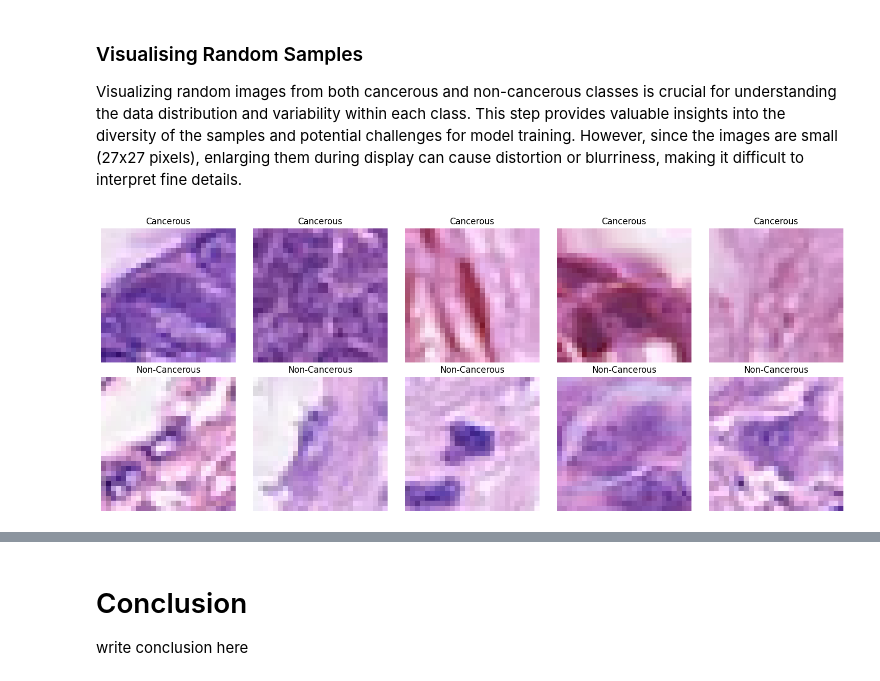
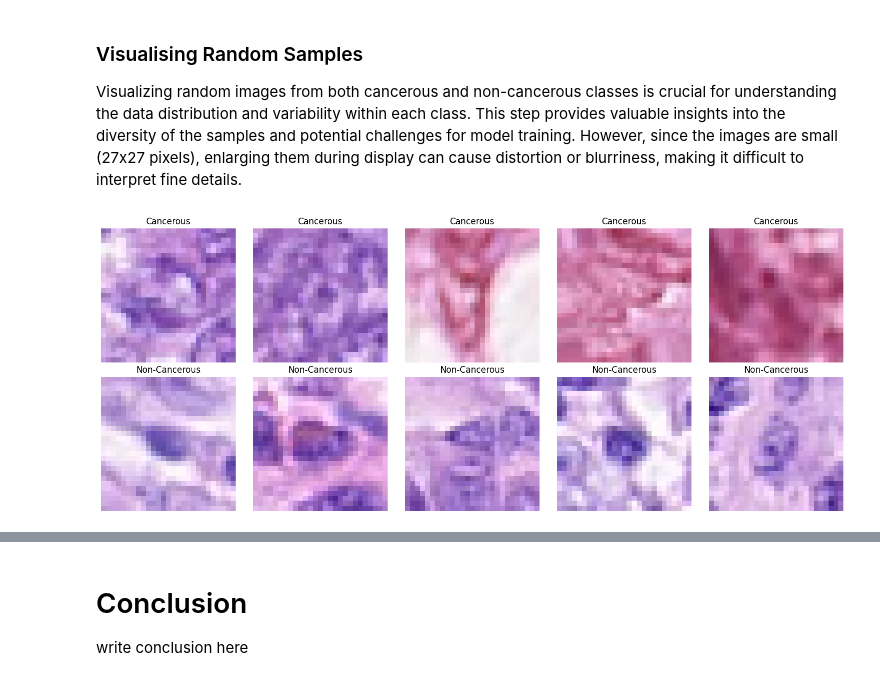
Before and after one commit to spjk1910/MachineLearning_GroupProject, a Jupyter notebook: s4027648_s3975793.ipynb, the cells around one changed output, grey strips where cells are left out. Saved outputs shown, nothing was run; the diff lists cells and outputs as text; code cells hidden in the pictures.

```diff
--- a/s4027648_s3975793.ipynb
+++ b/s4027648_s3975793.ipynb
@@ -452,17 +453,22 @@ current_max_image_name = max_image_name
 
 for batch in augmentor.flow(cancerous_images, batch_size=32, shuffle=False):
     for i, img in enumerate(batch):
-        augmented_images.append(img)
-        augmented_labels.append(1)  # All augmented images are cancerous
-
         # Increment InstanceID and ImageName dynamically
         current_max_instance_id += 1
         current_max_image_name += 1
 
-        augmented_instance_ids.append(f"aug_{current_max_instance_id}")
-        augmented_patient_ids.append(cancerous_data.iloc[i % cancerous_data.shape[0]]['patientID'])  # Copy patientID from original data
-        augmented_image_names.append(f"aug_{current_max_image_name}.png")  # Increment image names
-        augmented_image_paths.append("generated_in_memory")  # Placeholder for image path
+        image_name = f"aug_{current_max_image_name}.png"
+        instance_id = f"aug_{current_max_instance_id}"
+        patient_id = cancerous_data.iloc[i % cancerous_data.shape[0]]['patientID']
+
+        # Append tuple: (image, image_name)
+        augmented_images.append((img, image_name))
+
+        augmented_labels.append(1)  # All augmented images are cancerous
+        augmented_instance_ids.append(instance_id)
+        augmented_patient_ids.append(patient_id)
+        augmented_image_names.append(image_name)
+        augmented_image_paths.append("generated_in_memory")  # Placeholder
 
         if len(augmented_images) >= n_to_generate:
             break
@@ -612,65 +613,75 @@ Number of images with incorrect size: 0
 
 Visualizing random images from both cancerous and non-cancerous classes is crucial for understanding the data distribution and variability within each class. This step provides valuable insights into the diversity of the samples and potential challenges for model training. However, since the images are small (27x27 pixels), enlarging them during display can cause distortion or blurriness, making it difficult to interpret fine details.
 # %%
+# Create index mapping for augmented images
+augmented_indices = trainData[trainData['ImagePath'] == 'generated_in_memory'].index.tolist()
+index_mapping = dict(zip(augmented_indices, range(len(augmented_images))))
+
 # Separate cancerous and non-cancerous images
 cancerous_data = trainData[trainData['isCancerous'] == 1]
 non_cancerous_data = trainData[trainData['isCancerous'] == 0]
 
-# Select random samples from both classes (cancerous and non-cancerous)
-random_cancerous_samples = random.sample(list(cancerous_data['ImagePath']), 5)  # Select 5 random samples
-random_non_cancerous_samples = random.sample(list(non_cancerous_data['ImagePath']), 5)
+# Select random samples from both classes
+random_cancerous_samples = cancerous_data.sample(n=5, random_state=42)
+random_non_cancerous_samples = non_cancerous_data.sample(n=5, random_state=42)
 
 # Function to process image and ensure it's within the correct range
 def process_image(img):
-    # Check if the image is in float format (normalized between 0 and 1)
-    if img.max() <= 1.0:  # Float image (range [0, 1])
-        img = img * 255  # Convert to [0, 255] range for display
-    # Ensure image is within the valid range [0, 255]
-    img = np.clip(img, 0, 255).astype(np.uint8)  # Convert to uint8 if it's float
-    return img
+    if img.max() <= 1.0:
+        img = img * 255
+    return np.clip(img, 0, 255).astype(np.uint8)
 
 # Create a subplot for displaying images
 fig, axes = plt.subplots(2, 5, figsize=(15, 6))
 
 # Display cancerous samples
-for i, image_path in enumerate(random_cancerous_samples):
-    # Check if the image is augmented or original
+for i, (_, row) in enumerate(random_cancerous_samples.iterrows()):
+    image_path = row['ImagePath']
+    idx = row.name
+
     if image_path == "generated_in_memory":
-        img = augmented_images[i]  # Get the augmented image from the list
+        img_tuple = augmented_images[index_mapping[idx]]
+        img = img_tuple[0]  # Extract image from (image, name)
     else:
         img = cv2.imread(image_path)
-        img = cv2.cvtColor(img, cv2.COLOR_BGR2RGB)  # Convert to RGB for proper display
+        if img is not None:
+            img = cv2.cvtColor(img, cv2.COLOR_BGR2RGB)
 
-    img = process_image(img)  # Process the image to ensure it's in the correct range
-
-    # Display the image with exact size (27x27)
-    axes[0, i].imshow(img)
-    axes[0, i].axis('off')
-    axes[0, i].set_title("Cancerous")
-    axes[0, i].set_aspect('equal')  # Ensure the aspect ratio is equal to display correctly
+    if img is not None:
+        img = process_image(img)
+        axes[0, i].imshow(img)
+        axes[0, i].axis('off')
+        axes[0, i].set_title("Cancerous")
+        axes[0, i].set_aspect('equal')
+    else:
+        print(f"Warning: Could not load cancerous image at index {idx}")
 
 # Display non-cancerous samples
-for i, image_path in enumerate(random_non_cancerous_samples):
-    # Check if the image is augmented or original
+for i, (_, row) in enumerate(random_non_cancerous_samples.iterrows()):
+    image_path = row['ImagePath']
+    idx = row.name
+
     if image_path == "generated_in_memory":
-        img = augmented_images[i]  # Get the augmented image from the list
+        img_tuple = augmented_images[index_mapping[idx]]
+        img = img_tuple[0]
     else:
         img = cv2.imread(image_path)
-        img = cv2.cvtColor(img, cv2.COLOR_BGR2RGB)  # Convert to RGB for proper display
+        if img is not None:
+            img = cv2.cvtColor(img, cv2.COLOR_BGR2RGB)
 
-    img = process_image(img)  # Process the image to ensure it's in the correct range
+    if img is not None:
+        img = process_image(img)
+        axes[1, i].imshow(img)
+        axes[1, i].axis('off')
+        axes[1, i].set_title("Non-Cancerous")
+        axes[1, i].set_aspect('equal')
+    else:
+        print(f"Warning: Could not load non-cancerous image at index {idx}")
 
-    # Display the image with exact size (27x27)
-    axes[1, i].imshow(img)
-    axes[1, i].axis('off')
-    axes[1, i].set_title("Non-Cancerous")
-    axes[1, i].set_aspect('equal')  # Ensure the aspect ratio is equal to display correctly
-
-# Adjust layout for better appearance
 plt.tight_layout()
 plt.show()
 # %% [output]
-[figure, old version]
+[figure, new version]
 # %% [markdown]
 ## Performance Metrics Selection
 
```
Also changed, not shown: parts of 16 cells of this notebook.
